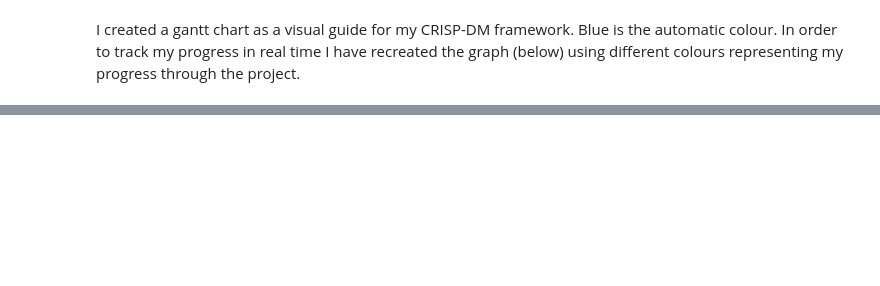
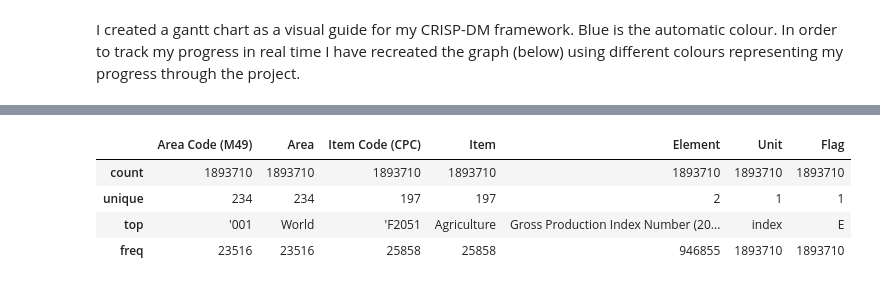
Before and after one commit to DrAmy-Data/CA2, a Jupyter notebook: CA2.ipynb, the cells around one changed output, grey strips where cells are left out. Cells and saved outputs as stored; diff of their text form; code cells hidden in the pictures; blank space fills up the shorter version.

```diff
--- a/CA2.ipynb
+++ b/CA2.ipynb
@@ -70,0 +115,8 @@ UnicodeDecodeError: 'utf-8' codec can't decode byte 0xe9 in position 103043: inv
+# %%
+df.describe(include=object) #description of the non-numeric data in the DataFrame
+# %% [output]
+|  | Area Code (M49) | Area | Item Code (CPC) | Item | Element | Unit | Flag |
+| count | 1893710 | 1893710 | 1893710 | 1893710 | 1893710 | 1893710 | 1893710 |
+| unique | 234 | 234 | 197 | 197 | 2 | 1 | 1 |
+| top | '001 | World | 'F2051 | Agriculture | Gross Production Index Number (20... | index | E |
+| freq | 23516 | 23516 | 25858 | 25858 | 946855 | 1893710 | 1893710 |
```
Also changed, not shown: parts of 15 cells of this notebook.
